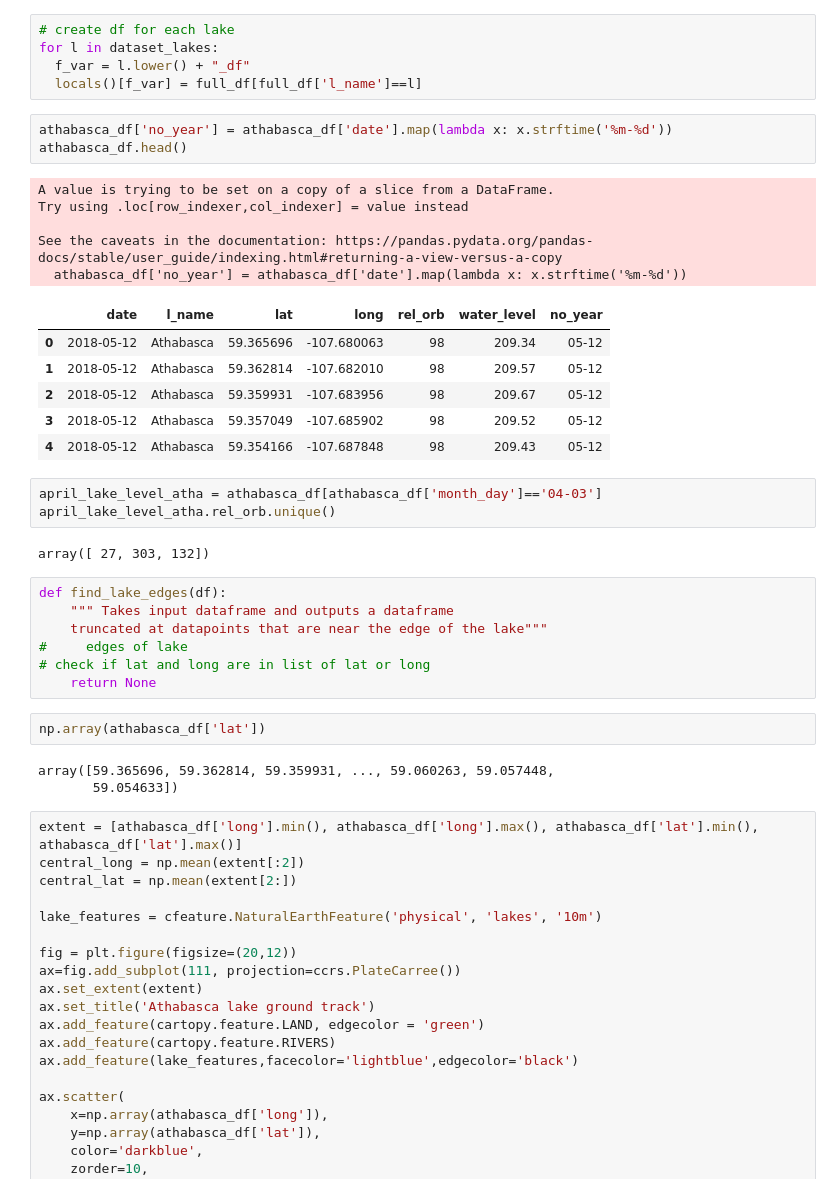
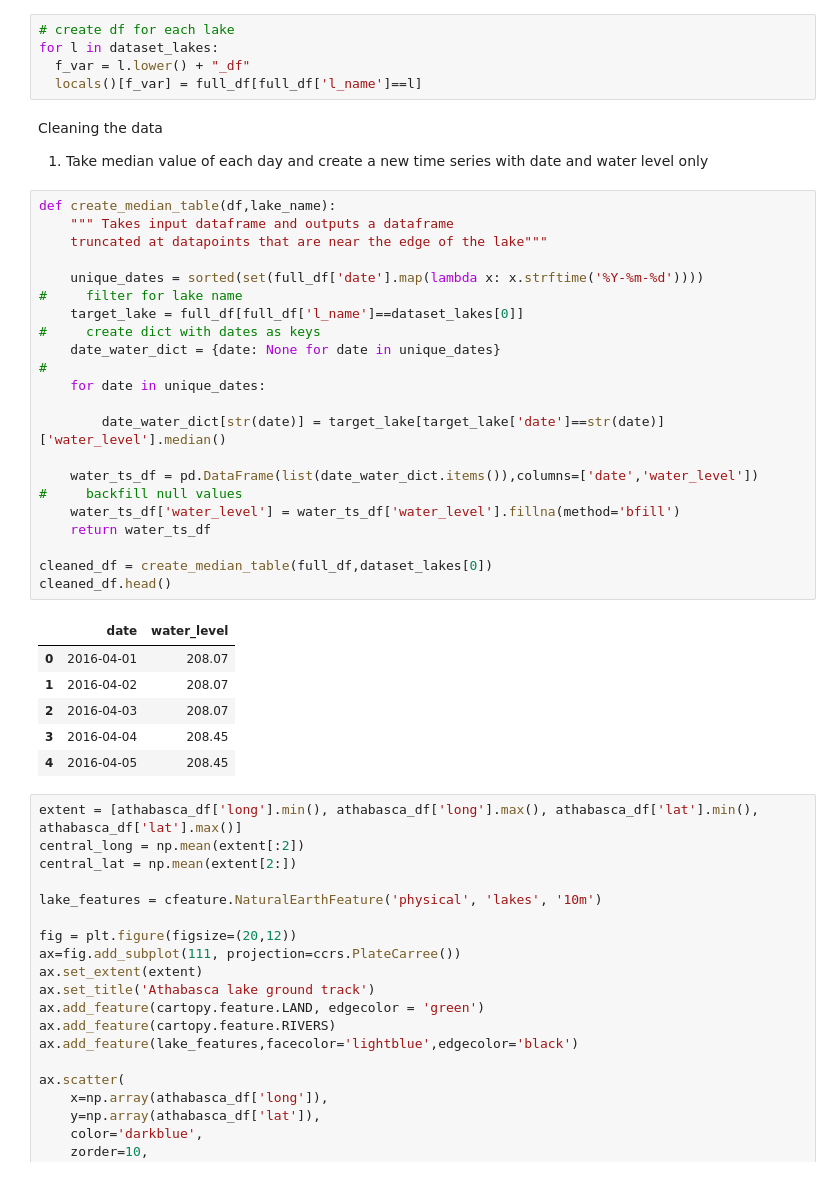
Before and after one commit to yepterence/Freshwater-management-KNet, a Jupyter notebook: ML_freshwater_Data_exploration.ipynb, the cells around one changed output. Cells and saved outputs as stored; diff of their text form.

Commit message:
Added cleaning function for lake water level

```diff
--- a/ML_freshwater_Data_exploration.ipynb
+++ b/ML_freshwater_Data_exploration.ipynb
@@ -109,38 +109,38 @@ print(dataset_lakes)
 for l in dataset_lakes:
   f_var = l.lower() + "_df"
   locals()[f_var] = full_df[full_df['l_name']==l]
-# %%
-athabasca_df['no_year'] = athabasca_df['date'].map(lambda x: x.strftime('%m-%d'))
-athabasca_df.head()
-# %% [output]
-A value is trying to be set on a copy of a slice from a DataFrame.
-Try using .loc[row_indexer,col_indexer] = value instead
-
-See the caveats in the documentation: https://pandas.pydata.org/pandas-docs/stable/user_guide/indexing.html#returning-a-view-versus-a-copy
-  athabasca_df['no_year'] = athabasca_df['date'].map(lambda x: x.strftime('%m-%d'))
-|  | date | l_name | lat | long | rel_orb | water_level | no_year |
-| 0 | 2018-05-12 | Athabasca | 59.365696 | -107.680063 | 98 | 209.34 | 05-12 |
-| 1 | 2018-05-12 | Athabasca | 59.362814 | -107.682010 | 98 | 209.57 | 05-12 |
-| 2 | 2018-05-12 | Athabasca | 59.359931 | -107.683956 | 98 | 209.67 | 05-12 |
-| 3 | 2018-05-12 | Athabasca | 59.357049 | -107.685902 | 98 | 209.52 | 05-12 |
-| 4 | 2018-05-12 | Athabasca | 59.354166 | -107.687848 | 98 | 209.43 | 05-12 |
-# %%
-april_lake_level_atha = athabasca_df[athabasca_df['month_day']=='04-03']
-april_lake_level_atha.rel_orb.unique()
-# %% [output]
-array([ 27, 303, 132])
-# %%
-def find_lake_edges(df):
-    """ Takes input dataframe and outputs a dataframe
-    truncated at datapoints that are near the edge of the lake"""
-#     edges of lake
-# check if lat and long are in list of lat or long
-    return None
-# %%
-np.array(athabasca_df['lat'])
-# %% [output]
-array([59.365696, 59.362814, 59.359931, ..., 59.060263, 59.057448,
-       59.054633])
+# %% [markdown]
+Cleaning the data
+1. Take median value of each day and create a new time series with date and water level only
+# %%
+def create_median_table(df,lake_name):
+    """ Takes input dataframe and outputs a dataframe
+    truncated at datapoints that are near the edge of the lake"""
+
+    unique_dates = sorted(set(full_df['date'].map(lambda x: x.strftime('%Y-%m-%d'))))
+#     filter for lake name
+    target_lake = full_df[full_df['l_name']==dataset_lakes[0]]
+#     create dict with dates as keys
+    date_water_dict = {date: None for date in unique_dates}
+#
+    for date in unique_dates:
+
+        date_water_dict[str(date)] = target_lake[target_lake['date']==str(date)]['water_level'].median()
+
+    water_ts_df = pd.DataFrame(list(date_water_dict.items()),columns=['date','water_level'])
+#     backfill null values
+    water_ts_df['water_level'] = water_ts_df['water_level'].fillna(method='bfill')
+    return water_ts_df
+
+cleaned_df = create_median_table(full_df,dataset_lakes[0])
+cleaned_df.head()
+# %% [output]
+|  | date | water_level |
+| 0 | 2016-04-01 | 208.07 |
+| 1 | 2016-04-02 | 208.07 |
+| 2 | 2016-04-03 | 208.07 |
+| 3 | 2016-04-04 | 208.45 |
+| 4 | 2016-04-05 | 208.45 |
 # %%
 extent = [athabasca_df['long'].min(), athabasca_df['long'].max(), athabasca_df['lat'].min(), athabasca_df['lat'].max()]
 central_long = np.mean(extent[:2])
```
Also changed, not shown: parts of 3 cells of this notebook.
